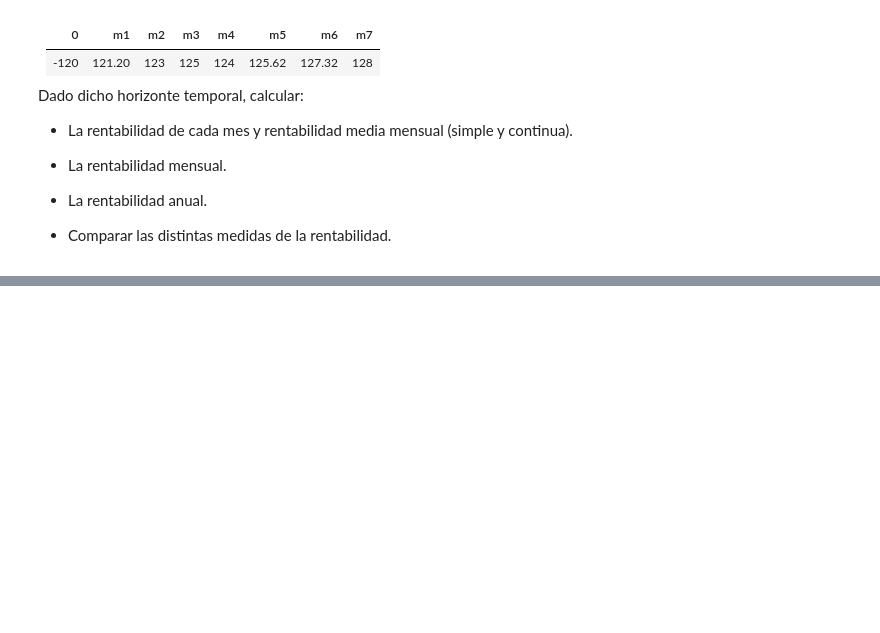
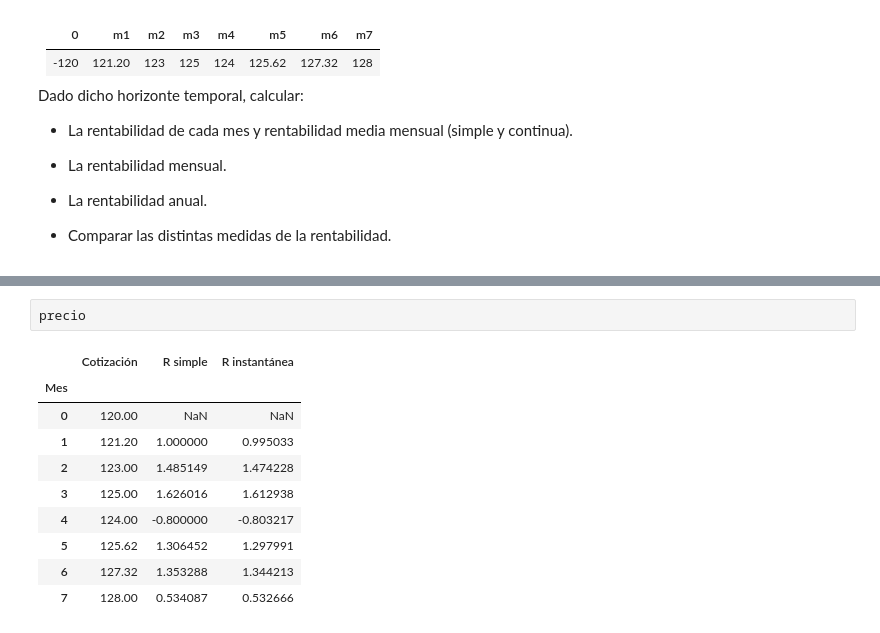
Before and after one commit to jjimvar/Gestion-de-carteras, a Jupyter notebook: 1. Conceptos Básicos/Rendimientos.ipynb, the cells around one changed output, grey strips where cells are left out. Drawn from its saved outputs; the diff is of its cells as text; blank space fills up the shorter version.

```diff
--- a/1. Conceptos Básicos/Rendimientos.ipynb
+++ b/1. Conceptos Básicos/Rendimientos.ipynb
@@ -156,0 +186,13 @@ np.float64(128.0)
+# %%
+precio
+# %% [output]
+|  | Cotización | R simple | R instantánea |
+| Mes |  |  |  |
+| 0 | 120.00 | NaN | NaN |
+| 1 | 121.20 | 1.000000 | 0.995033 |
+| 2 | 123.00 | 1.485149 | 1.474228 |
+| 3 | 125.00 | 1.626016 | 1.612938 |
+| 4 | 124.00 | -0.800000 | -0.803217 |
+| 5 | 125.62 | 1.306452 | 1.297991 |
+| 6 | 127.32 | 1.353288 | 1.344213 |
+| 7 | 128.00 | 0.534087 | 0.532666 |
```
Also changed, not shown: parts of 12 cells of this notebook.
